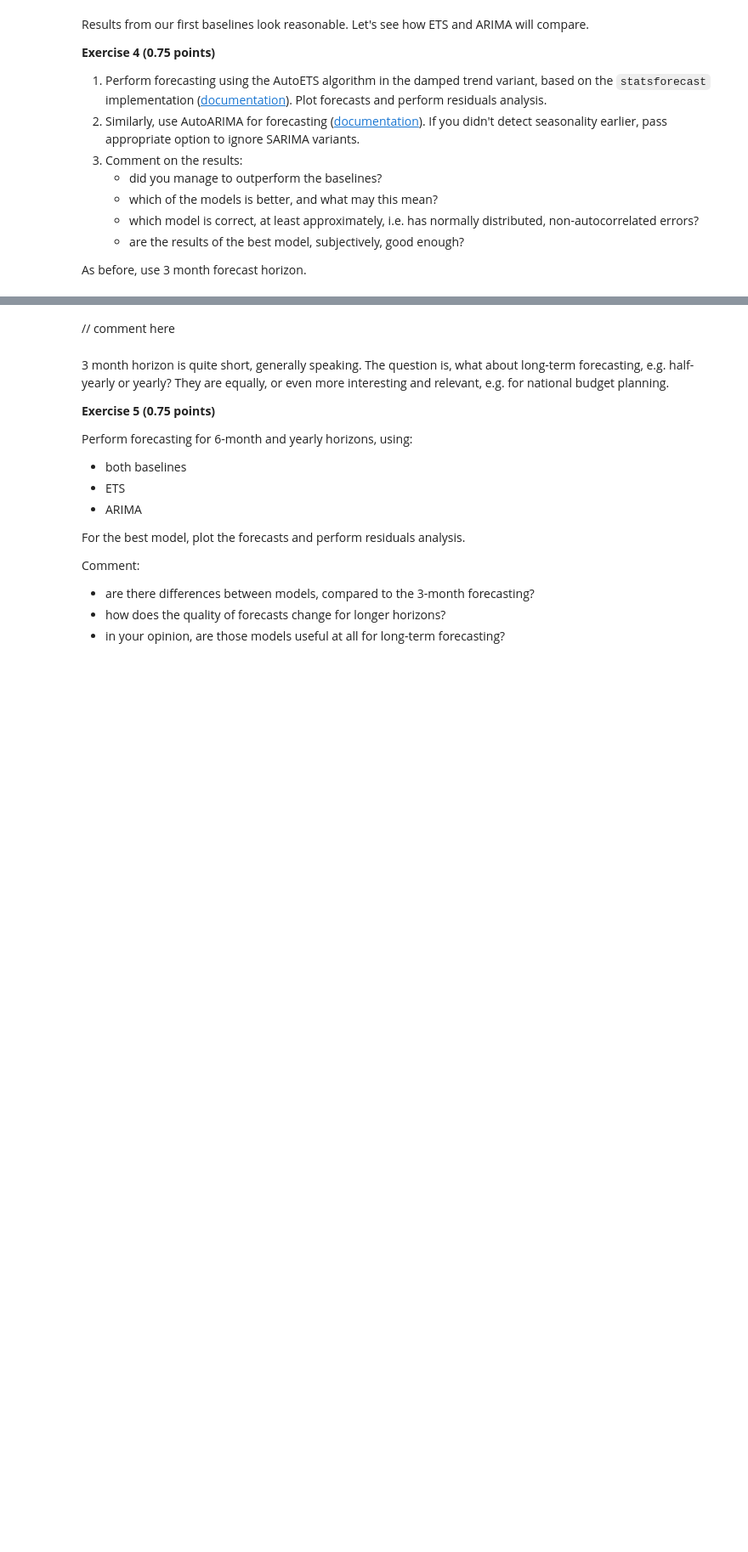
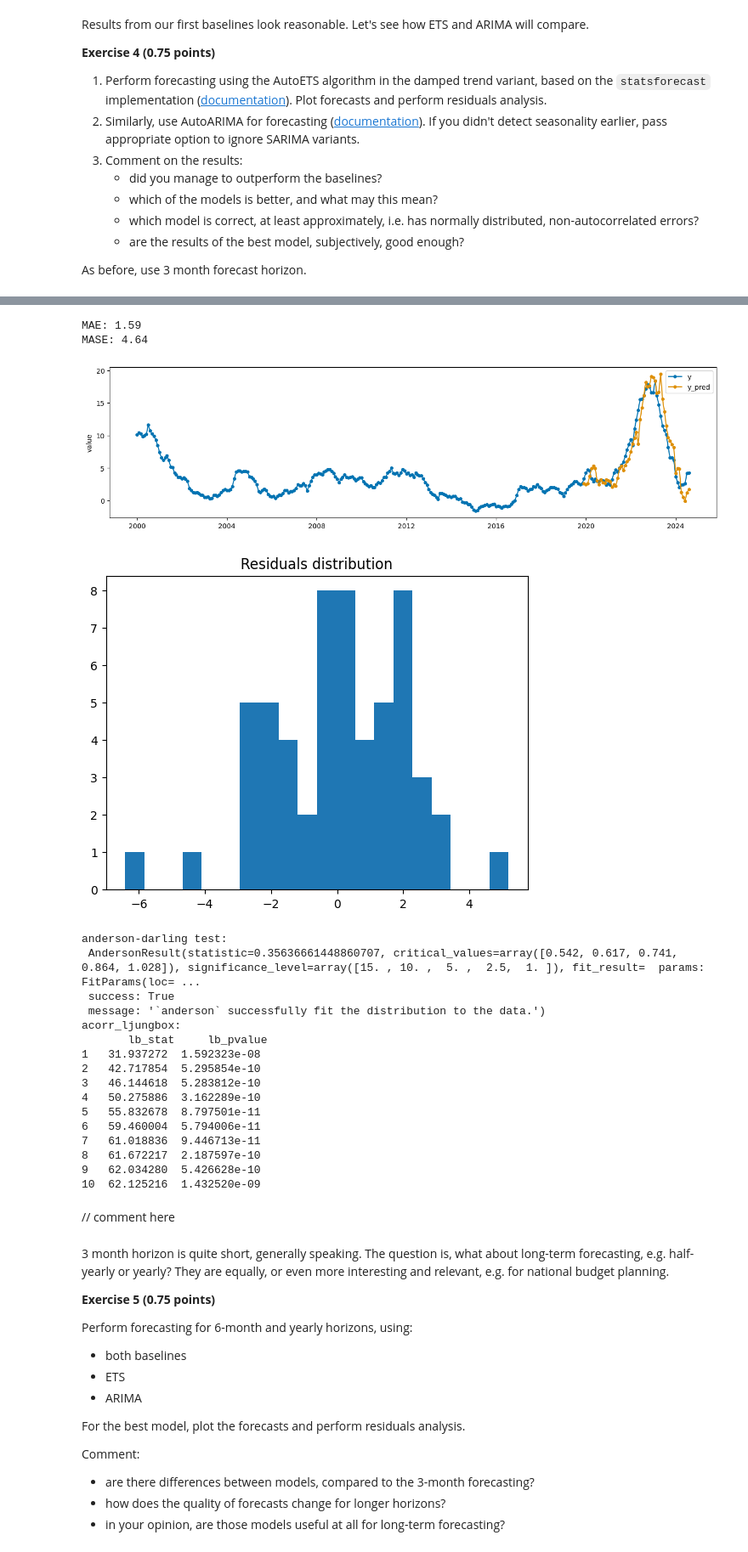
Before and after one commit to Mon4/UM, a Jupyter notebook: lab4/lab1_statistical_models/notebook_empty.ipynb, the cells around one changed output, grey strips where cells are left out. Shown at 85% size. Drawn from its saved outputs; the diff is of its cells as text; code cells hidden in the pictures; blank space fills up the shorter version.

```diff
--- a/lab4/lab1_statistical_models/notebook_empty.ipynb
+++ b/lab4/lab1_statistical_models/notebook_empty.ipynb
@@ -249,3 +330,28 @@ As before, use 3 month forecast horizon.
+# %%
+from sktime.forecasting.statsforecast import StatsForecastAutoARIMA
+autoarima = StatsForecastAutoARIMA(seasonal=False)
+evaluate_model(data=df, horizon=3, model=autoets, plot_forecasts=True, analyze_residuals=True)
+# %% [output]
+MAE: 1.59
+MASE: 4.64
+[figure, added]
+[figure, added]
+anderson-darling test:
+ AndersonResult(statistic=0.35636661448860707, critical_values=array([0.542, 0.617, 0.741, 0.864, 1.028]), significance_level=array([15. , 10. ,  5. ,  2.5,  1. ]), fit_result=  params: FitParams(loc= ...
+ success: True
+ message: '`anderson` successfully fit the distribution to the data.')
+acorr_ljungbox:
+       lb_stat     lb_pvalue
+1   31.937272  1.592323e-08
+2   42.717854  5.295854e-10
+3   46.144618  5.283812e-10
+4   50.275886  3.162289e-10
+5   55.832678  8.797501e-11
+6   59.460004  5.794006e-11
+7   61.018836  9.446713e-11
+8   61.672217  2.187597e-10
+9   62.034280  5.426628e-10
+10  62.125216  1.432520e-09
 # %% [markdown]
 // comment here
 # %% [markdown]
```
Also changed, not shown: parts of 32 cells of this notebook.
